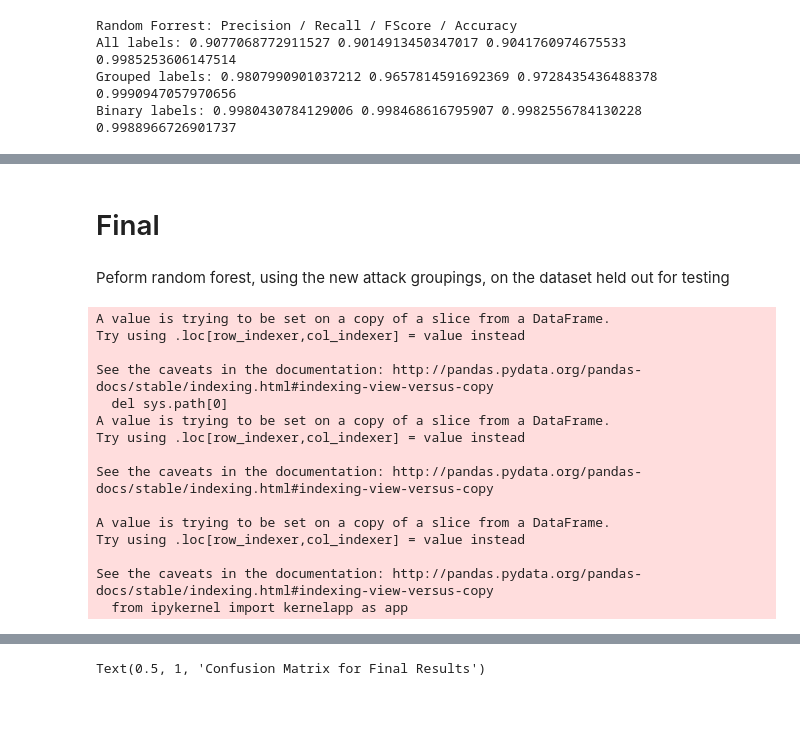
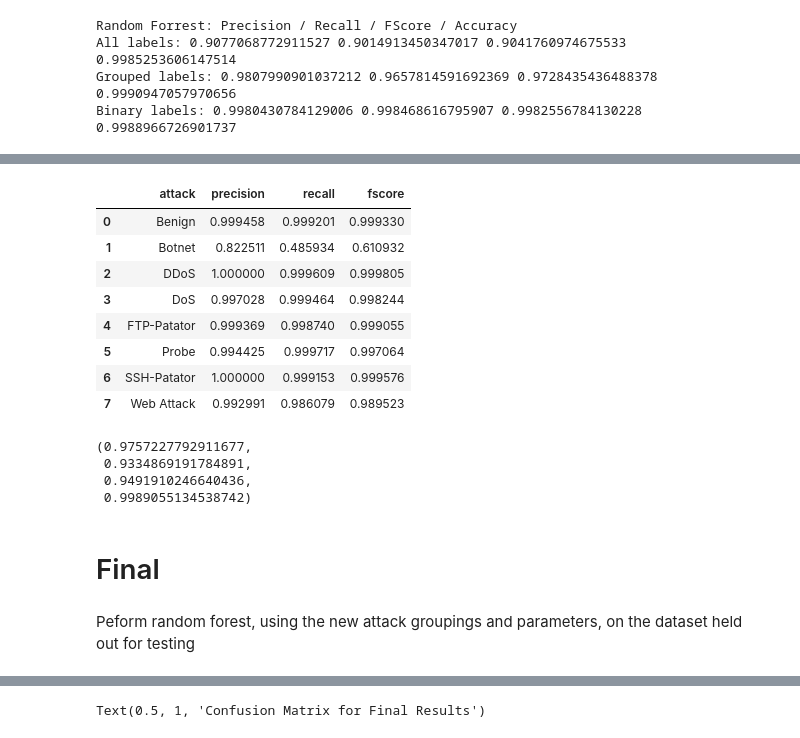
Before and after one commit to kyralmozley/ids, a Jupyter notebook: main.ipynb, the cells around one changed output, grey strips where cells are left out. Drawn from its saved outputs; the diff is of its cells as text; code cells hidden in the pictures; blank space fills up the shorter version.

```diff
--- a/main.ipynb
+++ b/main.ipynb
@@ -1454,36 +1598,28 @@ Binary labels: 0.9980430784129006 0.998468616795907 0.9982556784130228 0.9988966
+# %%
+precision, recall, fscore, support = score(y_validate.New_Label, y_predicted)
+d = {'attack': attacks, 'precision': precision, 'recall' : recall, 'fscore': fscore}
+results = pd.DataFrame(data=d)
+results
+# %% [output]
+|  | attack | precision | recall | fscore |
+| 0 | Benign | 0.999458 | 0.999201 | 0.999330 |
+| 1 | Botnet | 0.822511 | 0.485934 | 0.610932 |
+| 2 | DDoS | 1.000000 | 0.999609 | 0.999805 |
+| 3 | DoS | 0.997028 | 0.999464 | 0.998244 |
+| 4 | FTP-Patator | 0.999369 | 0.998740 | 0.999055 |
+| 5 | Probe | 0.994425 | 0.999717 | 0.997064 |
+| 6 | SSH-Patator | 1.000000 | 0.999153 | 0.999576 |
+| 7 | Web Attack | 0.992991 | 0.986079 | 0.989523 |
+# %%
+precision, recall, fscore, n = score(y_validate.New_Label, y_predicted, average = 'macro')
+accuracy = accuracy_score(y_validate.New_Label, y_predicted)
+precision, recall, fscore, accuracy
+# %% [output]
+(0.9757227792911677,
+ 0.9334869191784891,
+ 0.9491910246640436,
+ 0.9989055134538742)
 # %% [markdown]
 # Final
 # %% [markdown]
-Peform random forest, using the new attack groupings, on the dataset held out for testing
+Peform random forest, using the new attack groupings and parameters, on the dataset held out for testing
-# %%
-attack_group = {'BENIGN': 'Benign',
-                'DoS Hulk': 'DoS',
-                'PortScan': 'Probe',
-                'DDoS': 'DDoS',
-                'DoS GoldenEye': 'DoS',
-                'FTP-Patator': 'FTP-Patator',
-                'SSH-Patator': 'SSH-Patator',
-                'DoS slowloris': 'DoS',
-                'DoS Slowhttptest': 'DoS',
-                'Bot': 'Botnet',
-                'Brute Force': 'Web Attack',
-                'XSS': 'Web Attack'}
-y_train['New_Label'] = y_train.Label.map(lambda x: attack_group[x])
-y_test['New_Label'] = y_test.Label.map(lambda x: attack_group[x])
-y_validate['New_Label'] = y_validate.Label.map(lambda x: attack_group[x])
-# %% [output]
-A value is trying to be set on a copy of a slice from a DataFrame.
-Try using .loc[row_indexer,col_indexer] = value instead
-
-See the caveats in the documentation: http://pandas.pydata.org/pandas-docs/stable/indexing.html#indexing-view-versus-copy
-  del sys.path[0]
-A value is trying to be set on a copy of a slice from a DataFrame.
-Try using .loc[row_indexer,col_indexer] = value instead
-
-See the caveats in the documentation: http://pandas.pydata.org/pandas-docs/stable/indexing.html#indexing-view-versus-copy
-
-A value is trying to be set on a copy of a slice from a DataFrame.
-Try using .loc[row_indexer,col_indexer] = value instead
-
-See the caveats in the documentation: http://pandas.pydata.org/pandas-docs/stable/indexing.html#indexing-view-versus-copy
-  from ipykernel import kernelapp as app
```
Also changed, not shown: parts of 23 cells of this notebook.
